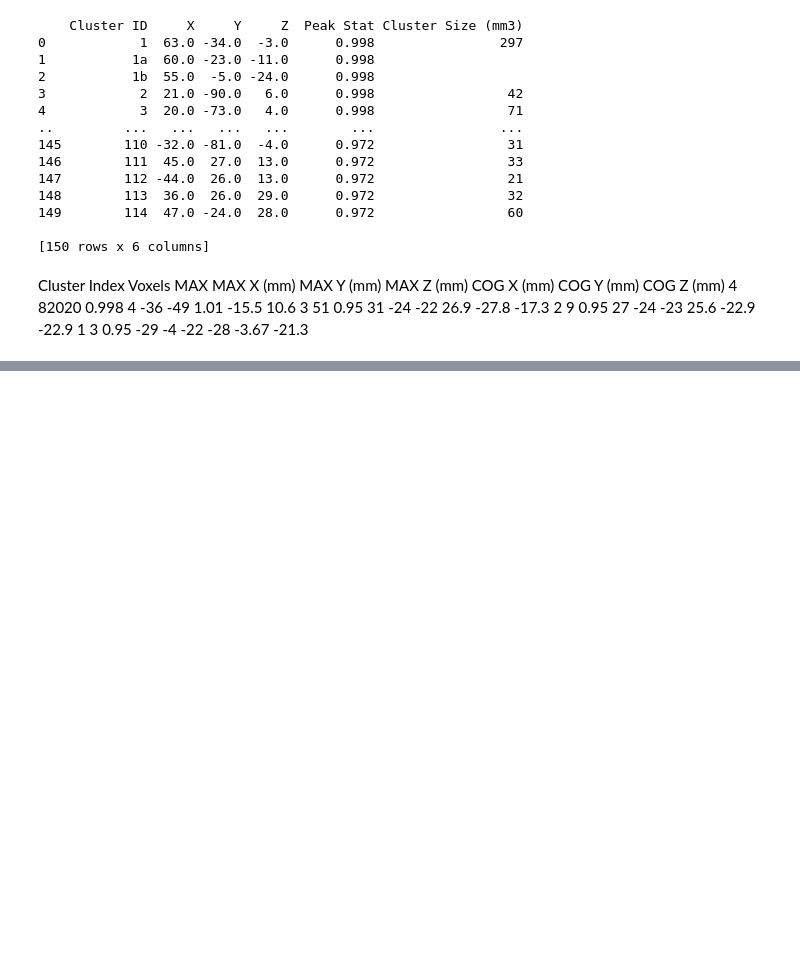
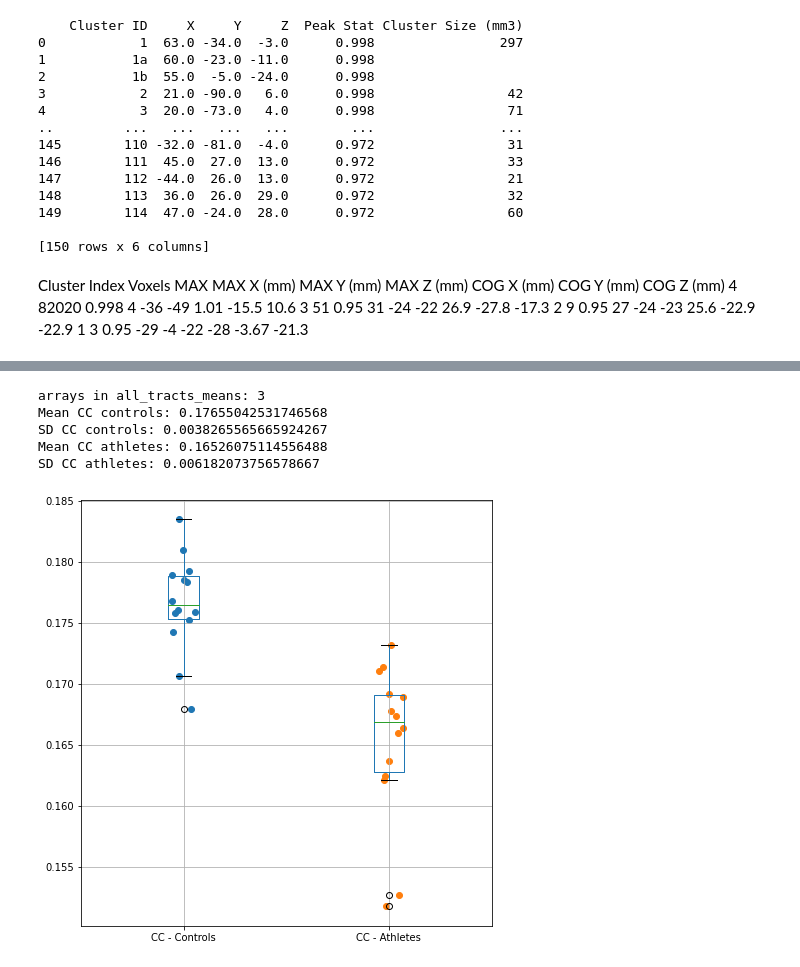
Before and after one commit to davide-aloi/mri_scripts, a Jupyter notebook: dti/dti_FA_analysis.ipynb, the cells around one changed output, grey strips where cells are left out. Cells and saved outputs as stored; diff of their text form; code cells hidden in the pictures; blank space fills up the shorter version.

```diff
--- a/dti/dti_FA_analysis.ipynb
+++ b/dti/dti_FA_analysis.ipynb
@@ -206,0 +369,39 @@ Cluster Index	Voxels	MAX	MAX X (mm)	MAX Y (mm)	MAX Z (mm)	COG X (mm)	COG Y (mm)
+# %%
+# We analysed 3 group of tracts so your all_tracts_means will have 3 arrays, each with 28 values (14 controls 14 athletes)
+print('arrays in all_tracts_means: ' + str(len(all_tracts_means)))
+
+# If you want to know the mean for your controls and the mean for your athletes for the corpus callosum (first group of tracts)
+# you can simply do
+
+# FA values for the corpus callosum (first group of tracts analized (hence position 0 in the array))
+# for your controls (0:14)
+print('Mean CC controls: ' + str(np.mean(all_tracts_means[0][0:14])))
+print('SD CC controls: ' + str(np.std(all_tracts_means[0][0:14])))
+# And for your athletes
+print('Mean CC athletes: ' + str(np.mean(all_tracts_means[0][14:28])))
+print('SD CC athletes: ' + str(np.std(all_tracts_means[0][14:28])))
+# %% [output]
+arrays in all_tracts_means: 3
+Mean CC controls: 0.17655042531746568
+SD CC controls: 0.0038265565665924267
+Mean CC athletes: 0.16526075114556488
+SD CC athletes: 0.006182073756578667
+# %%
+# For example you could make different tables for the tracts / group of tracts you're interested in
+# (as done above when generating the tables)
+# and then using the same group of tracts you can run the script above to generate the Mean and SD for controls /
+# athletes
+
+# you can make some plot box plots like this (here I am plotting results from the corpus callosum (index 0)
+plt.rcParams["figure.figsize"] = [6.50, 6.50]
+plt.rcParams["figure.autolayout"] = True
+data = pd.DataFrame({"CC - Controls": all_tracts_means[0][0:14], "CC - Athletes": all_tracts_means[0][14:28]})
+data.boxplot()
+
+for i, d in enumerate(data):
+   y = data[d]
+   x = np.random.normal(i + 1, 0.04, len(y))
+   plt.scatter(x, y)
+plt.show()
+# %% [output]
+[figure, added]
```
Also changed, not shown: parts of 8 cells of this notebook, 3 other files.
